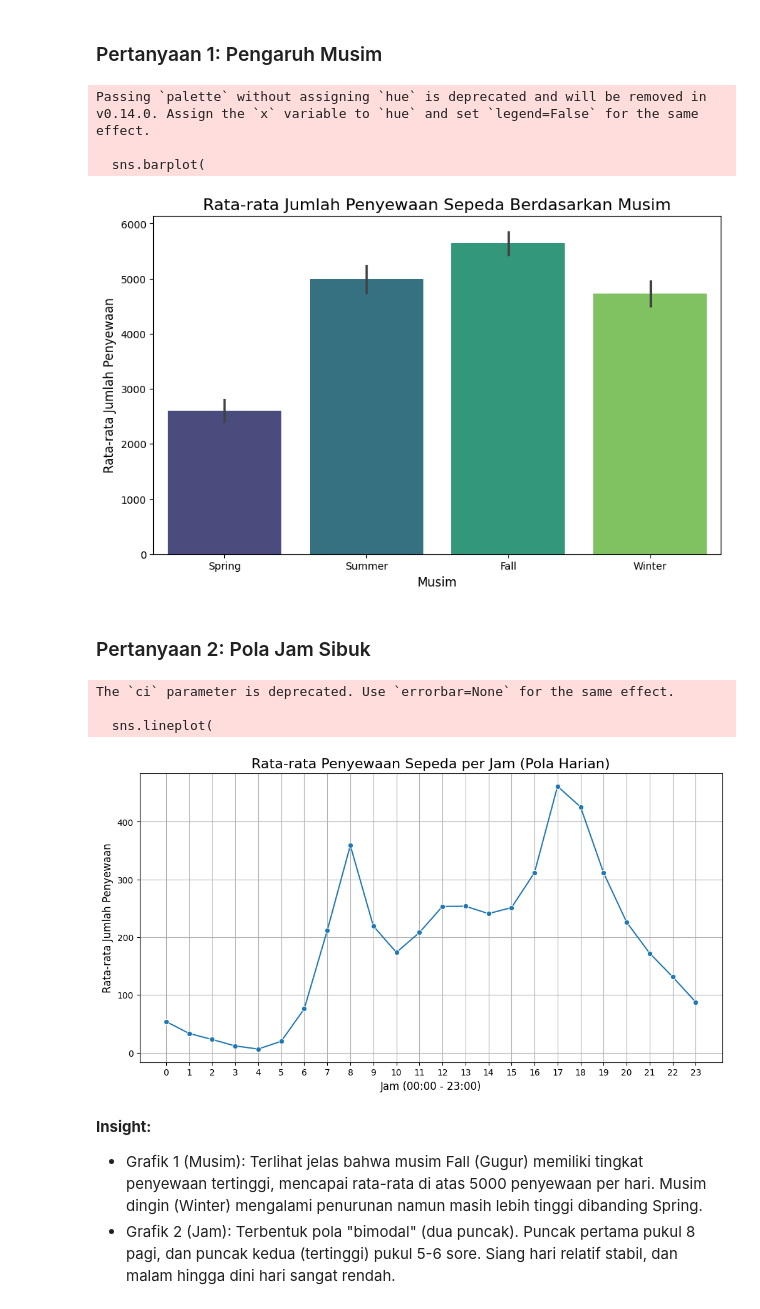
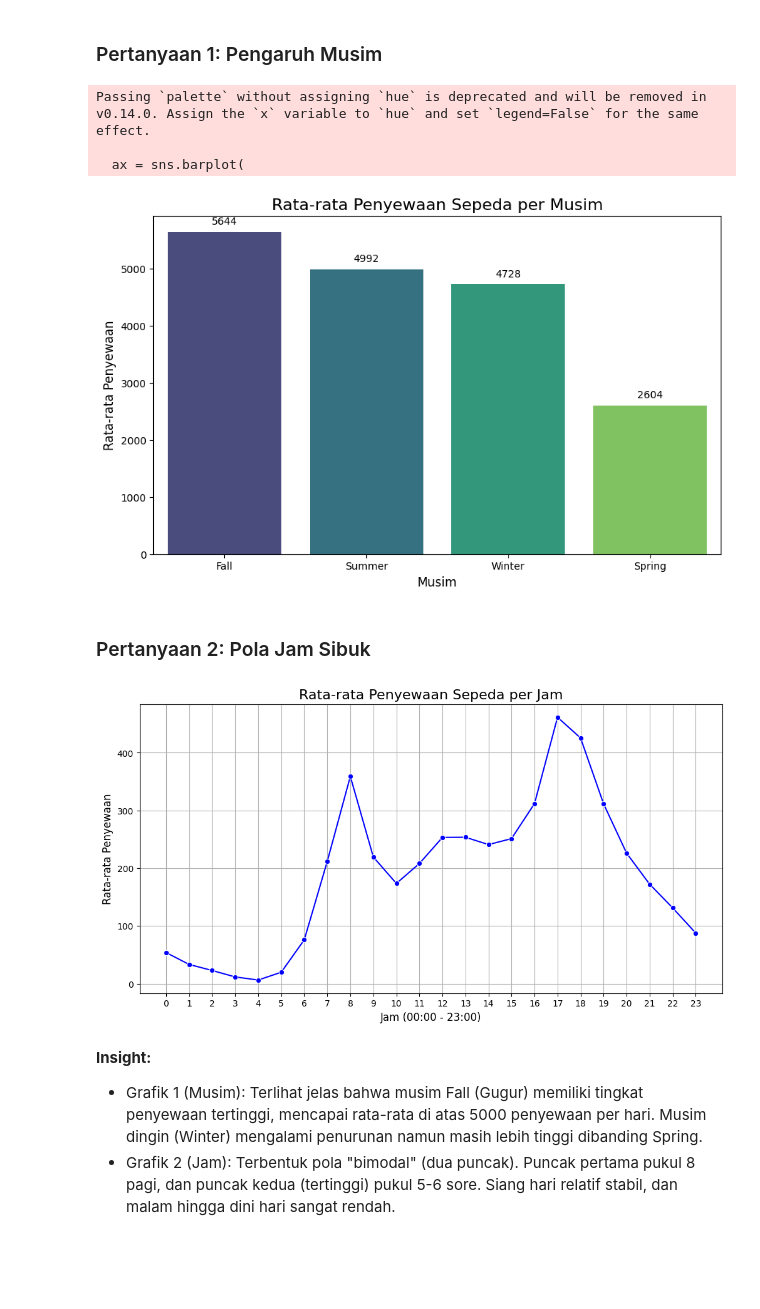
Before and after one commit to monicadyahp/submission-bike-sharing, a Jupyter notebook: Proyek_Analisis_Data.ipynb, the cells around one changed output. Saved outputs shown, nothing was run; the diff lists cells and outputs as text; code cells hidden in the pictures; blank space fills up the shorter version.

```diff
--- a/Proyek_Analisis_Data.ipynb
+++ b/Proyek_Analisis_Data.ipynb
@@ -191,51 +180,52 @@ Name: cnt, dtype: float64
 # %%
 plt.figure(figsize=(10, 6))
 
-# Mengurutkan data berdasarkan rata-rata cnt agar visualisasi rapi
-sns.barplot(
+season_avg = day_df.groupby('season_label')['cnt'].mean().reset_index().sort_values("cnt", ascending=False)
+
+ax = sns.barplot(
     x='season_label',
     y='cnt',
-    data=day_df,
-    estimator='mean', # Menampilkan rata-rata
-    order=['Spring', 'Summer', 'Fall', 'Winter'], # Urutan musim
+    data=season_avg,
+    order=['Fall', 'Summer', 'Winter', 'Spring'],
     palette='viridis'
 )
 
-plt.title('Rata-rata Jumlah Penyewaan Sepeda Berdasarkan Musim', fontsize=16)
+plt.title('Rata-rata Penyewaan Sepeda per Musim', fontsize=16)
 plt.xlabel('Musim', fontsize=12)
-plt.ylabel('Rata-rata Jumlah Penyewaan', fontsize=12)
+plt.ylabel('Rata-rata Penyewaan', fontsize=12)
+
+for i in ax.containers:
+    ax.bar_label(i, fmt='%.0f', padding=5, fontsize=10)
+
 plt.show()
 # %% [output]
 Passing `palette` without assigning `hue` is deprecated and will be removed in v0.14.0. Assign the `x` variable to `hue` and set `legend=False` for the same effect.
 
-  sns.barplot(
+  ax = sns.barplot(
-[figure, old version]
+[figure, new version]
 # %% [markdown]
 ### Pertanyaan 2: Pola Jam Sibuk
 # %%
 plt.figure(figsize=(12, 6))
 
-# Membuat line plot untuk melihat tren per jam
+hour_avg = hour_df.groupby('hr')['cnt'].mean().reset_index()
+
 sns.lineplot(
     x='hr',
     y='cnt',
-    data=hour_df,
-    estimator='mean', # Rata-rata penyewaan per jam
-    ci=None,          # Menghilangkan shadow confidence interval agar grafik bersih
-    marker='o'
+    data=hour_avg,
+    marker='o',
+    color='blue'
 )
 
-plt.title('Rata-rata Penyewaan Sepeda per Jam (Pola Harian)', fontsize=16)
+plt.title('Rata-rata Penyewaan Sepeda per Jam', fontsize=16)
 plt.xlabel('Jam (00:00 - 23:00)', fontsize=12)
-plt.ylabel('Rata-rata Jumlah Penyewaan', fontsize=12)
-plt.xticks(range(0, 24)) # Menampilkan semua angka jam 0-23
+plt.ylabel('Rata-rata Penyewaan', fontsize=12)
+plt.xticks(range(0, 24))
 plt.grid(True)
 plt.show()
 # %% [output]
-The `ci` parameter is deprecated. Use `errorbar=None` for the same effect.
-
-  sns.lineplot(
-[figure, old version]
+[figure, new version]
 # %% [markdown]
 **Insight:**
 - Grafik 1 (Musim): Terlihat jelas bahwa musim Fall (Gugur) memiliki tingkat penyewaan tertinggi, mencapai rata-rata di atas 5000 penyewaan per hari. Musim dingin (Winter) mengalami penurunan namun masih lebih tinggi dibanding Spring.
```
Also changed, not shown: parts of 7 cells of this notebook, 2 other files.
